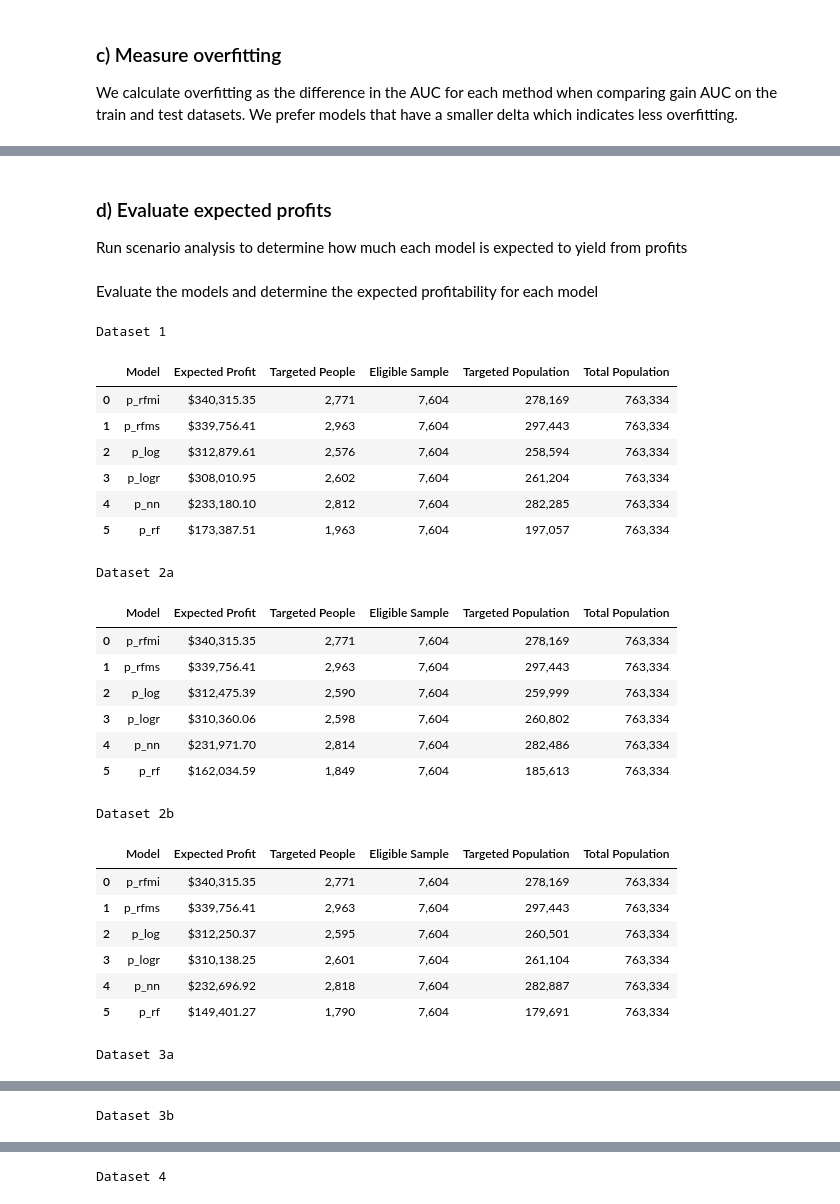
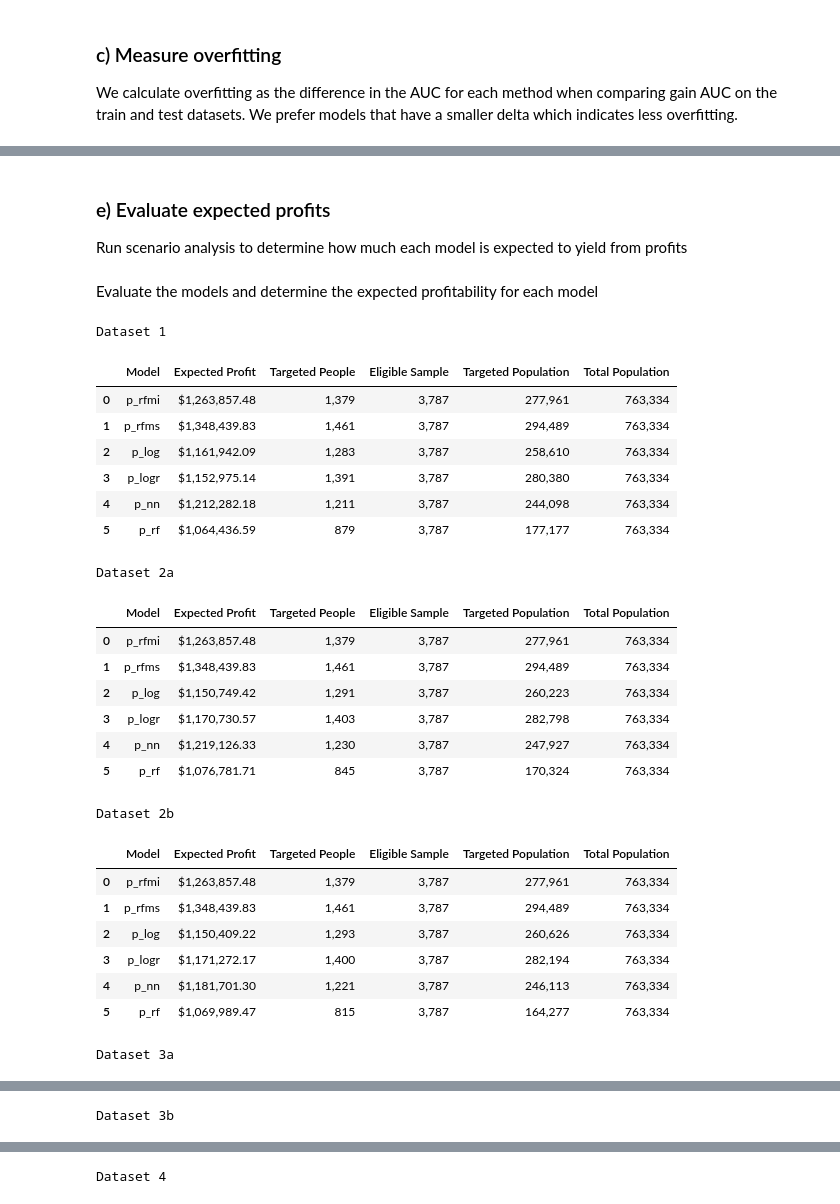
Before and after one commit to adeng/mba263-projects, a Jupyter notebook: Intuit Group Assignment.ipynb, the cells around one changed output, grey strips where cells are left out. Saved outputs shown, nothing was run; the diff lists cells and outputs as text; code cells hidden in the pictures.

```diff
--- a/Intuit Group Assignment.ipynb
+++ b/Intuit Group Assignment.ipynb
@@ -632,12 +897,12 @@ Dataset 3a
 # %% [markdown]
-### d) Evaluate expected profits
+### e) Evaluate expected profits
 Run scenario analysis to determine how much each model is expected to yield from profits
 # %%
 ### A function to calculate the expected profit based on a set of predictions
 ### by 1) removing those who have already responded, 2) identifying those whose
 ### predicted probability exceeds the threshold rate, 3) halving the predicted
 ### response rate, 4) calculating expected profit, and 5) subtracting the mail cost
-def calculate_exp_profit(predictions, field, population_size, threshold=breakeven_rate):
+def calculate_exp_profit(predictions, precision, field, population_size, threshold=breakeven_rate):
     # Remove people who have already responded
     second_wave_subset = predictions.loc[predictions['actual_res'] == 0]
 
@@ -646,21 +911,23 @@ def calculate_exp_profit(predictions, field, population_size, threshold=breakeve
     scaling_factor = population_size / len(second_wave_subset) # will use to scale up results
 
     # Calculate expected profit based on the predicted response rate (halved) times per-person profit
-    # Predicted profit is halved again, assuming halved response rate
-    gross_profit = scaling_factor * (target_audience[field] * (per_person_profit)).sum()
+    # gross_profit = scaling_factor * (target_audience[field] * (per_person_profit)).sum()
+
+    # Calculate expected profit based on the model's true-positive rate to avoid inflation
+    gross_profit = scaling_factor * (precision.iloc[0] * len(target_audience)) * per_person_profit
     mail_cost = scaling_factor * len(target_audience) * per_person_mail_cost
 
     return [field, gross_profit - mail_cost, len(target_audience), len(second_wave_subset),
             scaling_factor * len(target_audience), scaling_factor * len(second_wave_subset)]
 
 ### Calculate the expected profits across all the predictions
-def evaluate_profits(predictions, population_size, threshold=breakeven_rate):
-    exp_rfmi = calculate_exp_profit(predictions, 'p_rfmi', population_size, threshold)
-    exp_rfms = calculate_exp_profit(predictions, 'p_rfms', population_size, threshold)
-    exp_log = calculate_exp_profit(predictions, 'p_log', population_size, threshold)
-    exp_logr = calculate_exp_profit(predictions, 'p_logr', population_size, threshold)
-    exp_nn = calculate_exp_profit(predictions, 'p_nn', population_size, threshold)
-    exp_rf = calculate_exp_profit(predictions, 'p_rf', population_size, threshold)
+def evaluate_profits(predictions, precision, population_size, threshold=breakeven_rate):
+    exp_rfmi = calculate_exp_profit(predictions, precision['rfm_i'], 'p_rfmi', population_size, threshold)
+    exp_rfms = calculate_exp_profit(predictions, precision['rfm_s'], 'p_rfms', population_size, threshold)
+    exp_log = calculate_exp_profit(predictions, precision['logistic'], 'p_log', population_size, threshold)
+    exp_logr = calculate_exp_profit(predictions, precision['logistic_reg'], 'p_logr', population_size, threshold)
+    exp_nn = calculate_exp_profit(predictions, precision['neural_net'], 'p_nn', population_size, threshold)
+    exp_rf = calculate_exp_profit(predictions, precision['random_forest'], 'p_rf', population_size, threshold)
 
     transposed = [exp_rfmi, exp_rfms, exp_log, exp_logr, exp_nn, exp_rf]
 
@@ -668,8 +935,8 @@ def evaluate_profits(predictions, population_size, threshold=breakeven_rate):
                                                  'Eligible Sample', 'Targeted Population', 'Total Population'])
 
 # Print results to console
-def print_profit_performance(predictions, population_size, threshold=breakeven_rate):
-    profits = evaluate_profits(predictions, population_size, threshold)
+def print_profit_performance(predictions, precision, population_size, threshold=breakeven_rate):
+    profits = evaluate_profits(predictions, precision, population_size, threshold)
     profits = profits.style.format({'Expected Profit': '${:,.2f}',
                                         'Targeted People': '{:,.0f}',
                                         'Eligible Sample': '{:,.0f}',
@@ -681,45 +948,45 @@ Evaluate the models and determine the expected profitability for each model
 # %%
 # Run evaluation on datasets
 total_population = 801821
 wave_1_responders = 38487
 mailing_population = total_population - wave_1_responders
 
 print("Dataset 1")
-print_profit_performance(predictions1, mailing_population, breakeven_rate)
+print_profit_performance(predictions1, precision1, mailing_population, breakeven_rate)
 print("Dataset 2a")
-print_profit_performance(predictions2a, mailing_population, breakeven_rate)
+print_profit_performance(predictions2a, precision2a, mailing_population, breakeven_rate)
 print("Dataset 2b")
-print_profit_performance(predictions2b, mailing_population, breakeven_rate)
+print_profit_performance(predictions2b, precision2b, mailing_population, breakeven_rate)
 print("Dataset 3a")
-print_profit_performance(predictions3a, mailing_population, breakeven_rate)
+print_profit_performance(predictions3a, precision3a, mailing_population, breakeven_rate)
 print("Dataset 3b")
-print_profit_performance(predictions3b, mailing_population, breakeven_rate)
+print_profit_performance(predictions3b, precision3b, mailing_population, breakeven_rate)
 print("Dataset 4")
-print_profit_performance(predictions4, mailing_population, breakeven_rate)
+print_profit_performance(predictions4, precision4, mailing_population, breakeven_rate)
 # %% [output]
 Dataset 1
 |  | Model | Expected Profit | Targeted People | Eligible Sample | Targeted Population | Total Population |
-| 0 | p_rfmi | $340,315.35 | 2,771 | 7,604 | 278,169 | 763,334 |
-| 1 | p_rfms | $339,756.41 | 2,963 | 7,604 | 297,443 | 763,334 |
-| 2 | p_log | $312,879.61 | 2,576 | 7,604 | 258,594 | 763,334 |
-| 3 | p_logr | $308,010.95 | 2,602 | 7,604 | 261,204 | 763,334 |
-| 4 | p_nn | $233,180.10 | 2,812 | 7,604 | 282,285 | 763,334 |
-| 5 | p_rf | $173,387.51 | 1,963 | 7,604 | 197,057 | 763,334 |
+| 0 | p_rfmi | $1,263,857.48 | 1,379 | 3,787 | 277,961 | 763,334 |
+| 1 | p_rfms | $1,348,439.83 | 1,461 | 3,787 | 294,489 | 763,334 |
+| 2 | p_log | $1,161,942.09 | 1,283 | 3,787 | 258,610 | 763,334 |
+| 3 | p_logr | $1,152,975.14 | 1,391 | 3,787 | 280,380 | 763,334 |
+| 4 | p_nn | $1,212,282.18 | 1,211 | 3,787 | 244,098 | 763,334 |
+| 5 | p_rf | $1,064,436.59 | 879 | 3,787 | 177,177 | 763,334 |
 Dataset 2a
 |  | Model | Expected Profit | Targeted People | Eligible Sample | Targeted Population | Total Population |
-| 0 | p_rfmi | $340,315.35 | 2,771 | 7,604 | 278,169 | 763,334 |
-| 1 | p_rfms | $339,756.41 | 2,963 | 7,604 | 297,443 | 763,334 |
-| 2 | p_log | $312,475.39 | 2,590 | 7,604 | 259,999 | 763,334 |
-| 3 | p_logr | $310,360.06 | 2,598 | 7,604 | 260,802 | 763,334 |
-| 4 | p_nn | $231,971.70 | 2,814 | 7,604 | 282,486 | 763,334 |
-| 5 | p_rf | $162,034.59 | 1,849 | 7,604 | 185,613 | 763,334 |
+| 0 | p_rfmi | $1,263,857.48 | 1,379 | 3,787 | 277,961 | 763,334 |
+| 1 | p_rfms | $1,348,439.83 | 1,461 | 3,787 | 294,489 | 763,334 |
+| 2 | p_log | $1,150,749.42 | 1,291 | 3,787 | 260,223 | 763,334 |
+| 3 | p_logr | $1,170,730.57 | 1,403 | 3,787 | 282,798 | 763,334 |
+| 4 | p_nn | $1,219,126.33 | 1,230 | 3,787 | 247,927 | 763,334 |
+| 5 | p_rf | $1,076,781.71 | 845 | 3,787 | 170,324 | 763,334 |
 Dataset 2b
 |  | Model | Expected Profit | Targeted People | Eligible Sample | Targeted Population | Total Population |
-| 0 | p_rfmi | $340,315.35 | 2,771 | 7,604 | 278,169 | 763,334 |
-| 1 | p_rfms | $339,756.41 | 2,963 | 7,604 | 297,443 | 763,334 |
-| 2 | p_log | $312,250.37 | 2,595 | 7,604 | 260,501 | 763,334 |
-| 3 | p_logr | $310,138.25 | 2,601 | 7,604 | 261,104 | 763,334 |
-| 4 | p_nn | $232,696.92 | 2,818 | 7,604 | 282,887 | 763,334 |
-| 5 | p_rf | $149,401.27 | 1,790 | 7,604 | 179,691 | 763,334 |
+| 0 | p_rfmi | $1,263,857.48 | 1,379 | 3,787 | 277,961 | 763,334 |
+| 1 | p_rfms | $1,348,439.83 | 1,461 | 3,787 | 294,489 | 763,334 |
+| 2 | p_log | $1,150,409.22 | 1,293 | 3,787 | 260,626 | 763,334 |
+| 3 | p_logr | $1,171,272.17 | 1,400 | 3,787 | 282,194 | 763,334 |
+| 4 | p_nn | $1,181,701.30 | 1,221 | 3,787 | 246,113 | 763,334 |
+| 5 | p_rf | $1,069,989.47 | 815 | 3,787 | 164,277 | 763,334 |
 Dataset 3a
 |  | Model | Expected Profit | Targeted People | Eligible Sample | Targeted Population | Total Population |
```
Also changed, not shown: parts of 16 cells of this notebook.
